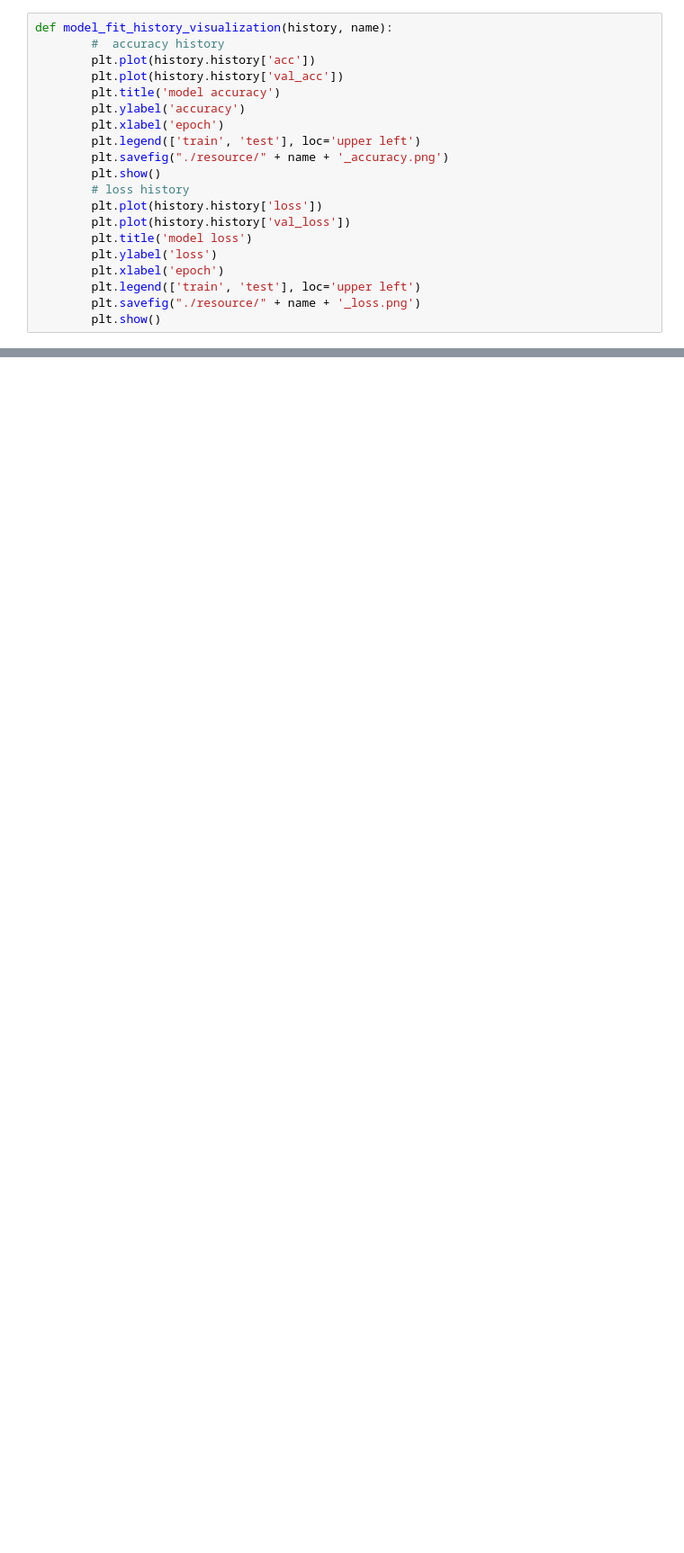
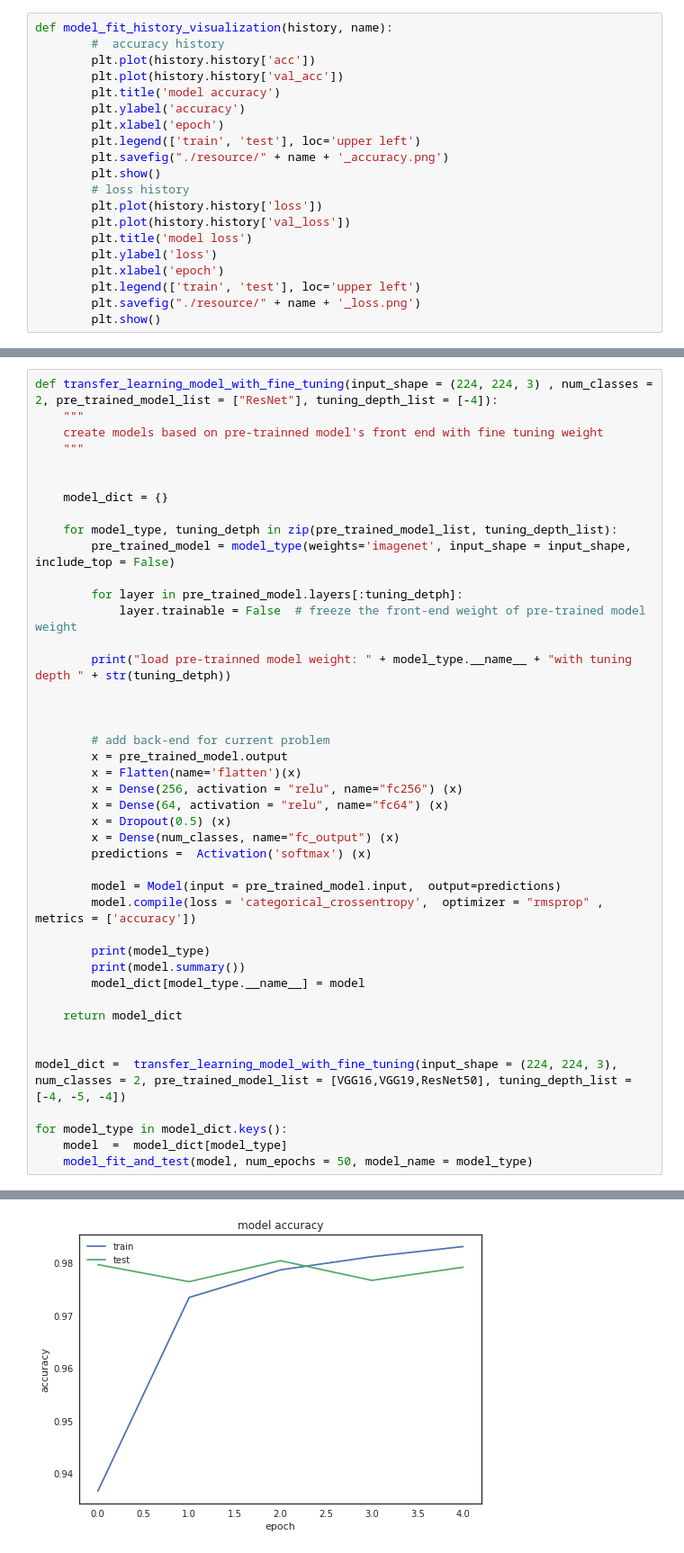
Before and after one commit to zwh42/DogVsCat, a Jupyter notebook: DogVsCatFlowSetup.ipynb, the cells around one changed output, grey strips where cells are left out. Shown at 90% size. Saved outputs shown, nothing was run; the diff lists cells and outputs as text; blank space fills up the shorter version.

```diff
--- a/DogVsCatFlowSetup.ipynb
+++ b/DogVsCatFlowSetup.ipynb
@@ -483,0 +399,44 @@ model homebrew is saved.
+# %%
+def transfer_learning_model_with_fine_tuning(input_shape = (224, 224, 3) , num_classes = 2, pre_trained_model_list = ["ResNet"], tuning_depth_list = [-4]):
+    """
+    create models based on pre-trainned model's front end with fine tuning weight
+    """
+
+
+    model_dict = {}
+
+    for model_type, tuning_detph in zip(pre_trained_model_list, tuning_depth_list):
+        pre_trained_model = model_type(weights='imagenet', input_shape = input_shape, include_top = False)
+
+        for layer in pre_trained_model.layers[:tuning_detph]:
+            layer.trainable = False  # freeze the front-end weight of pre-trained model weight
+
+        print("load pre-trainned model weight: " + model_type.__name__ + "with tuning depth " + str(tuning_detph))
+
+
+
+        # add back-end for current problem
+        x = pre_trained_model.output
+        x = Flatten(name='flatten')(x)
+        x = Dense(256, activation = "relu", name="fc256") (x)
+        x = Dense(64, activation = "relu", name="fc64") (x)
+        x = Dropout(0.5) (x)
+        x = Dense(num_classes, name="fc_output") (x)
+        predictions =  Activation('softmax') (x)
+
+        model = Model(input = pre_trained_model.input,  output=predictions)
+        model.compile(loss = 'categorical_crossentropy',  optimizer = "rmsprop" , metrics = ['accuracy'])
+
+        print(model_type)
+        print(model.summary())
+        model_dict[model_type.__name__] = model
+
+    return model_dict
+
+
+model_dict =  transfer_learning_model_with_fine_tuning(input_shape = (224, 224, 3), num_classes = 2, pre_trained_model_list = [VGG16,VGG19,ResNet50], tuning_depth_list = [-4, -5, -4])
+
+for model_type in model_dict.keys():
+    model  =  model_dict[model_type]
+    model_fit_and_test(model, num_epochs = 50, model_name = model_type)
+# %% [output]
@@ -483,0 +460 @@ model homebrew is saved.
+[figure, added]
```
Also changed, not shown: parts of 22 cells of this notebook, 16 other files.
